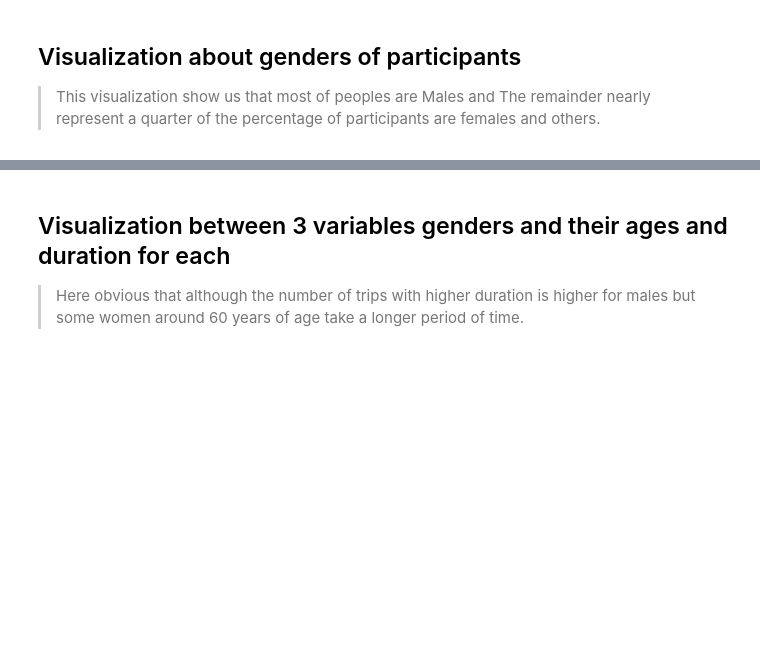
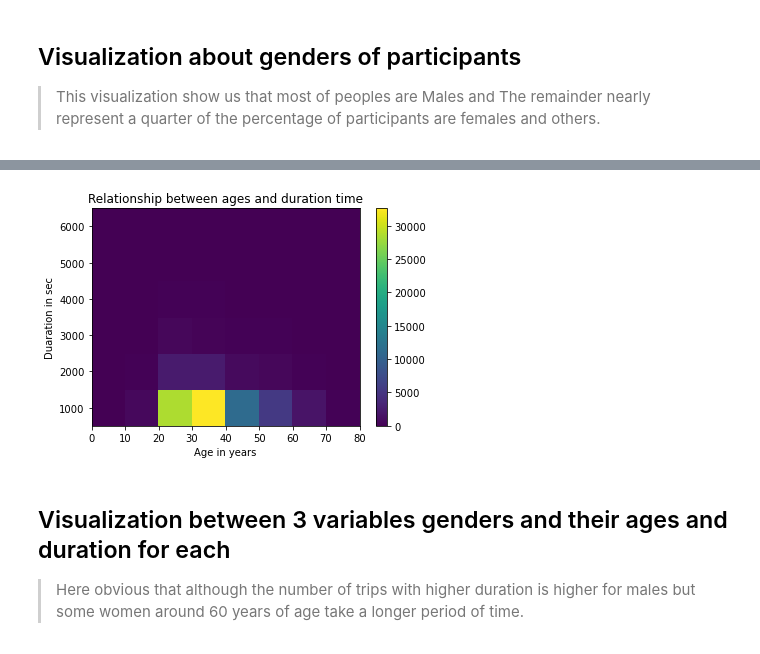
Before and after one commit to Mostafa502/Ford-gobike-Data-Analysis-Visualization, a Jupyter notebook: slide_deck_template.ipynb, the cells around one changed output, grey strips where cells are left out. Cells and saved outputs as stored; diff of their text form; code cells hidden in the pictures; blank space fills up the shorter version.

```diff
--- a/slide_deck_template.ipynb
+++ b/slide_deck_template.ipynb
@@ -68,3 +60,15 @@ g.set_titles('{col_name}')
+# %%
+# visuliztion show most ages participate and their duration in race
+df['age'] = 2019 - df['member_birth_year']
+bins_y = np.arange(500, 7000, 1000)
+bins_x = np.arange(0, 90, 10)
+plt.hist2d(df['age'], df['duration_sec'], bins = [bins_x, bins_y])
+plt.colorbar()
+plt.xlabel('Age in years')
+plt.ylabel('Duaration in sec');
+plt.title('Relationship between ages and duration time');
+# %% [output]
+[figure, added]
 # %% [markdown]
 ## Visualization between 3 variables genders and their ages and duration for each
 
```
Also changed, not shown: parts of 5 cells of this notebook.
